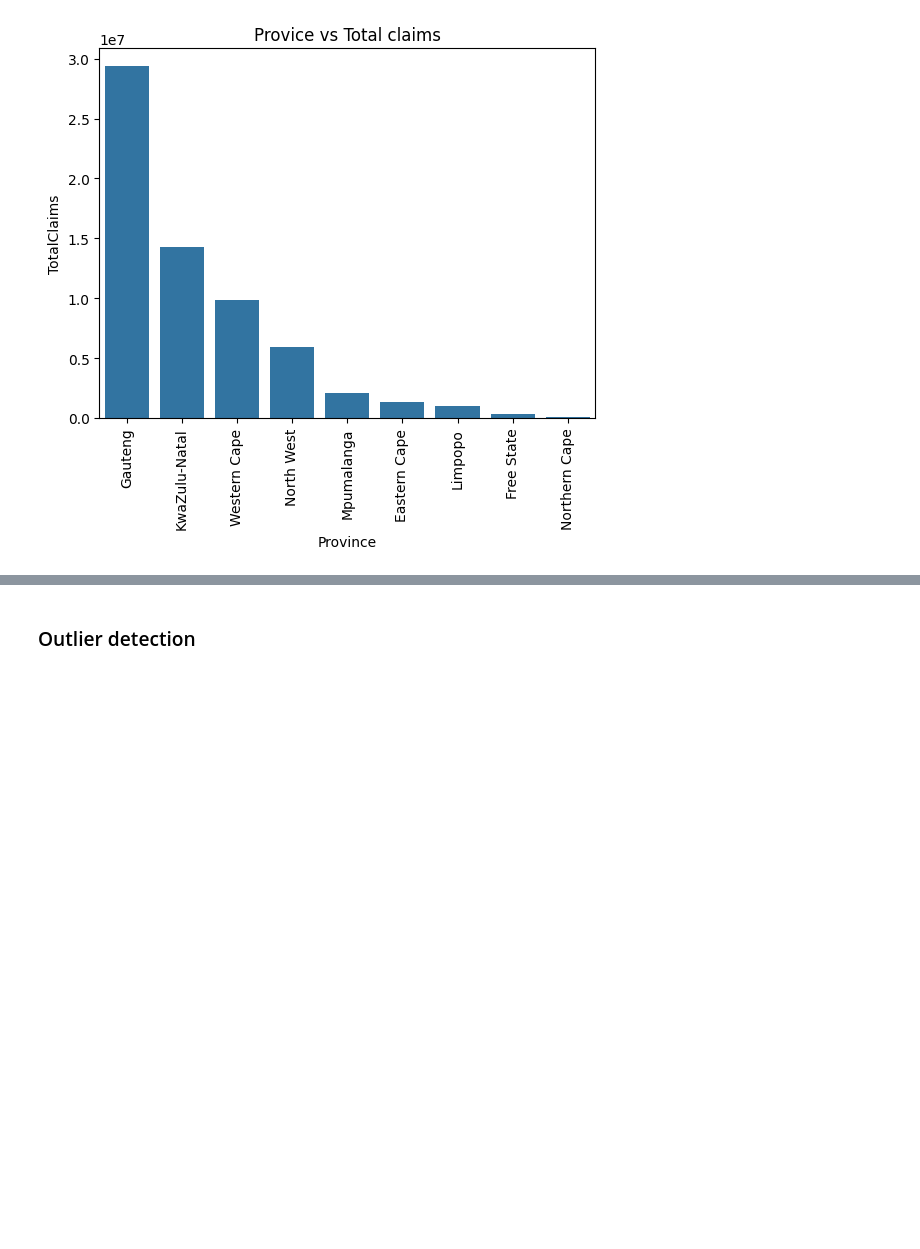
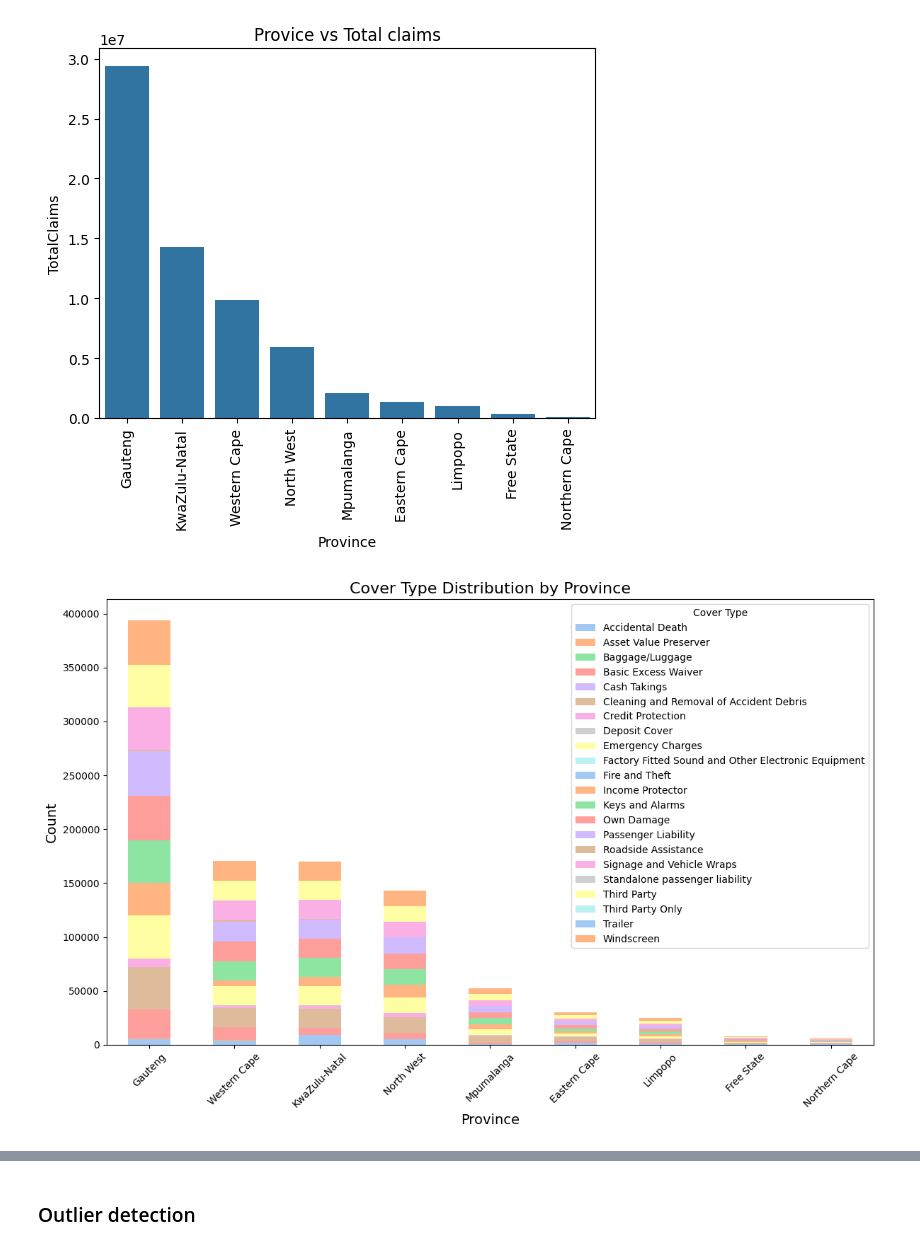
Before and after one commit to Yosef-ft/Insurance_Analysis, a Jupyter notebook: notebook/EDA.ipynb, the cells around one changed output, grey strips where cells are left out. Drawn from its saved outputs; the diff is of its cells as text; code cells hidden in the pictures; blank space fills up the shorter version.

```diff
--- a/notebook/EDA.ipynb
+++ b/notebook/EDA.ipynb
@@ -22,5 +24,6 @@ data.to_csv('../data/dataset.csv')
 # %%
 data_utils =DataUtils (data)
+plotting = Plotting(data)
 # %% [markdown]
 ### Data Summarization
 # %%
@@ -427,3 +376,7 @@ plt.title('Provice vs Total claims')
 plt.xticks(rotation=90);
 # %% [output]
 [figure]
+# %%
+plotting.plot_cover_type_by_province()
+# %% [output]
+[figure, added]
```
Also changed, not shown: parts of 41 cells of this notebook.
